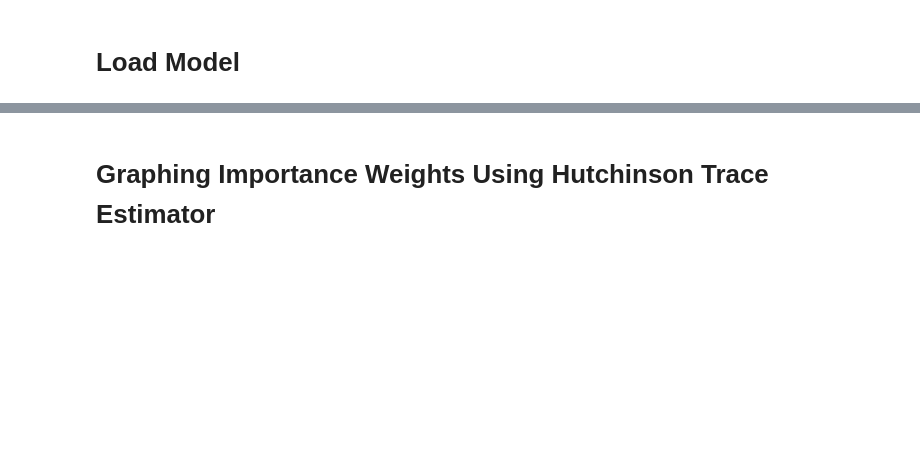
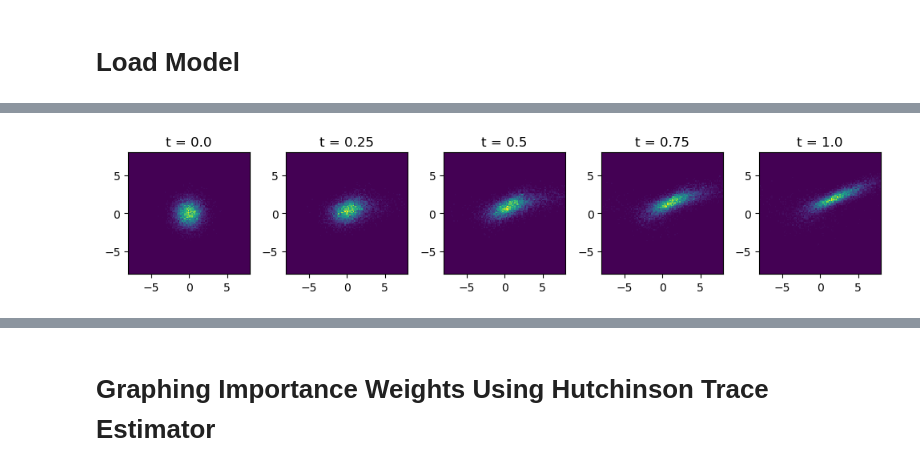
Before and after one commit to eje24/verlet-flows, a Jupyter notebook: notebooks/experiments.ipynb, the cells around one changed output, grey strips where cells are left out. Drawn from its saved outputs; the diff is of its cells as text; code cells hidden in the pictures; blank space fills up the shorter version.

```diff
--- a/notebooks/experiments.ipynb
+++ b/notebooks/experiments.ipynb
@@ -41,0 +54,4 @@ wrapper = AugmentedCNF.load_from_checkpoint('../workdir/taylor_verlet_test0/epoc
+# %%
+wrapper.graph_forward_marginals(n_samples=10000, n_marginals=5, n_integrator_steps=60, integrator='taylor_verlet', xlim=8, ylim=8)
+# %% [output]
+[figure, added]
```
Also changed, not shown: parts of 7 cells of this notebook, 5 other files.
